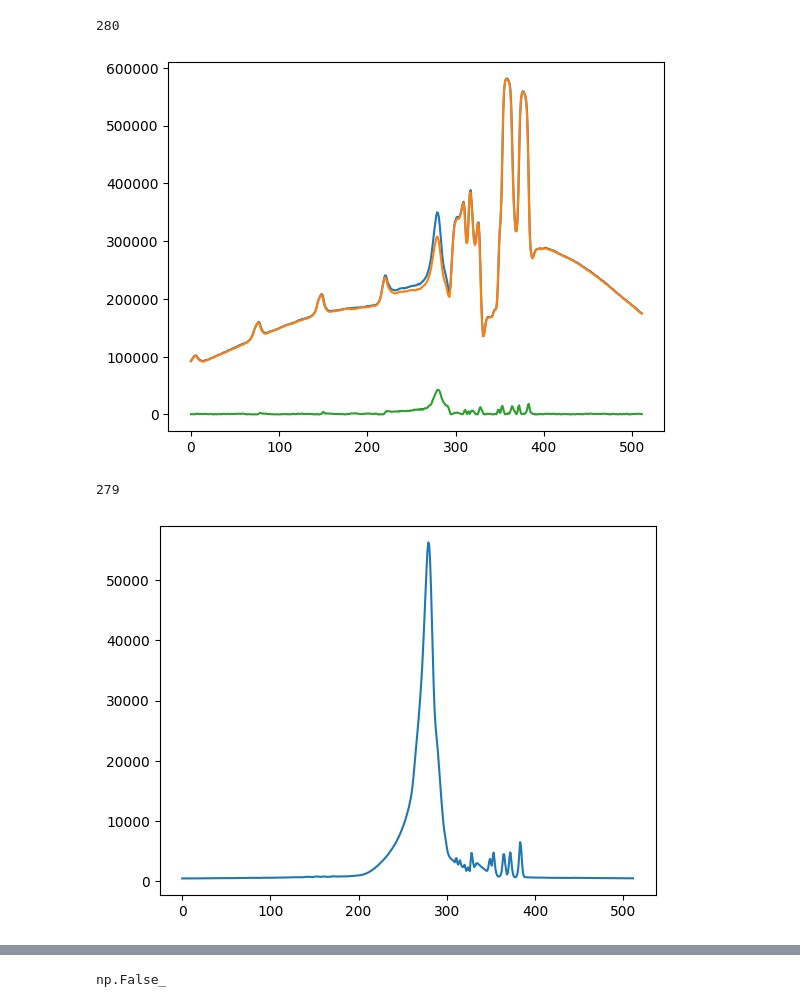
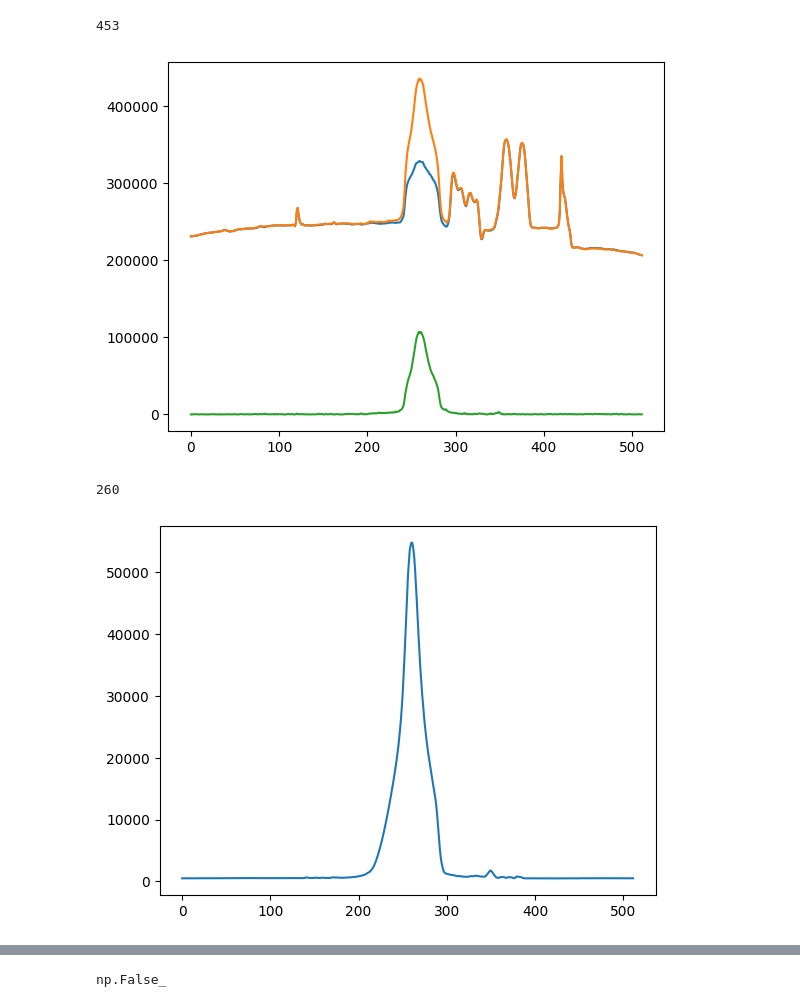
Before and after one commit to JeperoJ/Photoluminescence-scanner, a Jupyter notebook: Software refactor/LIPI_Processing/testing_fps_wrong.ipynb, the cells around one changed output, grey strips where cells are left out. Saved outputs shown, nothing was run; the diff lists cells and outputs as text; code cells hidden in the pictures.

```diff
--- a/Software refactor/LIPI_Processing/testing_fps_wrong.ipynb
+++ b/Software refactor/LIPI_Processing/testing_fps_wrong.ipynb
@@ -5,7 +5,9 @@ from src.utils import ingaas_processing
 import numpy as np
 import matplotlib.pyplot as plt
 # %%
-scan_path = "F://Work//LIPI//scans//scan_20260226_152601.raw"
+#scan_path = "F://Work//LIPI//scans//scan_20260226_152601.raw"
+scan_path = "F://Work//LIPI//scans//outside//scan_20260319_142551.raw"
+#scan_path = "F://Work//LIPI//scans//outside//scan_20260319_144342.raw"
 #scan_path = "C://Users//jeppe//Documents//LIPI//scans//test2//scan_20260226_152601.raw"
 #scan_path = "C://Users//jeppe//Documents//LIPI//scans//outside//scan_20260319_142551.raw"
 cal_path = "data/calibration.npz"
@@ -18,16 +20,17 @@ plt.plot(frame_profile[4000])
 plt.plot(np.abs(frame_profile[4001]-frame_profile[4000]))
 print(np.argmax(frame_profile[4001]-frame_profile[4000]))
 # %% [output]
-280
+453
-[figure, old version]
+[figure, new version]
 # %%
+frame_profile = np.sum(scan, axis=2)
 frame_diffs = frame_profile[1:]-frame_profile[:-1]
 plt.plot(np.mean(np.abs(frame_diffs), axis=0))
 lom = np.argmax(np.mean(np.abs(frame_diffs), axis=0))
 print(lom)
 # %% [output]
-279
+260
-[figure, old version]
+[figure, new version]
 # %%
 # print(np.min(scan), np.max(scan), scan.shape, scan.dtype)
 plt.imshow(scan[4000])
```
Also changed, not shown: parts of 19 cells of this notebook.
